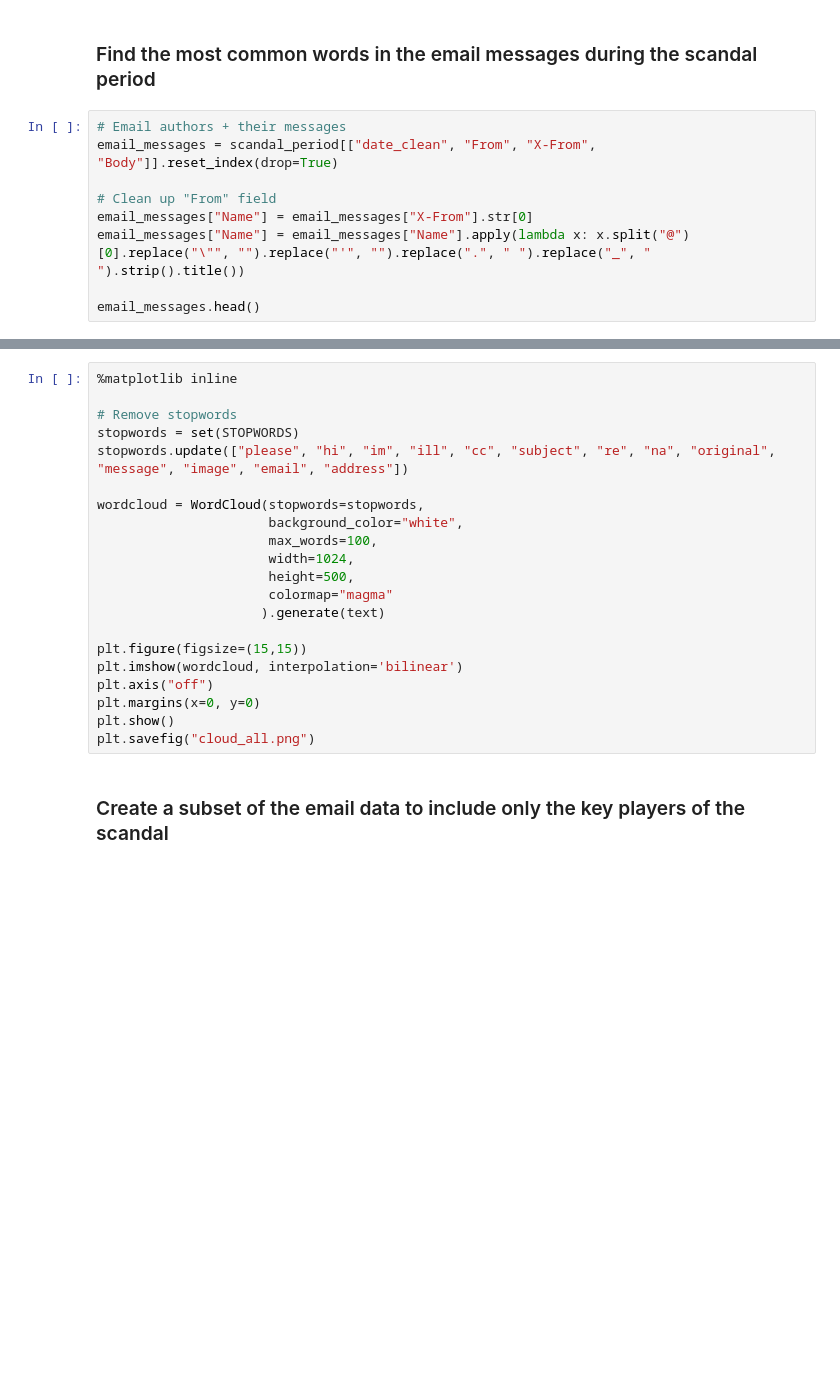
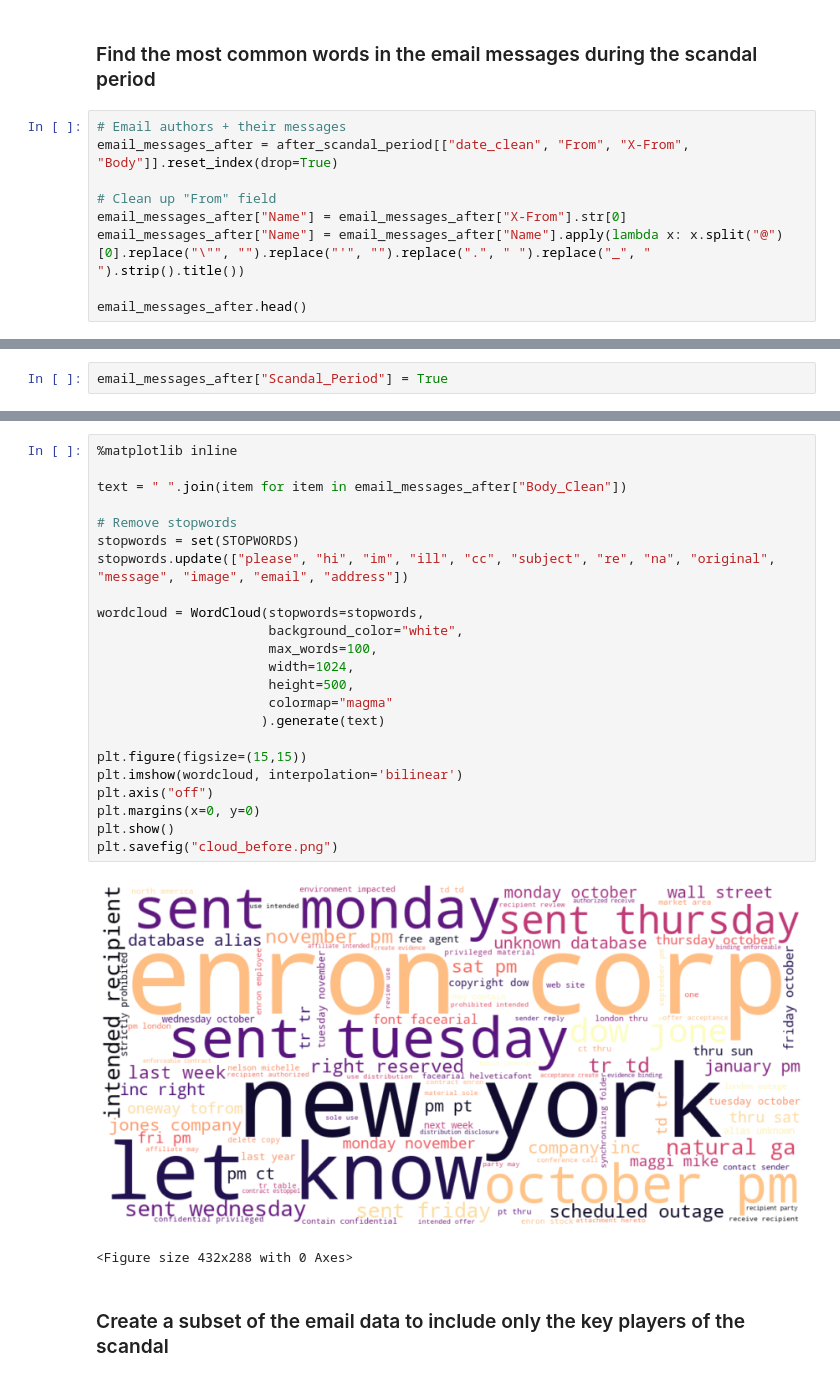
Before and after one commit to akikoiwamizu/enron-vizards, a Jupyter notebook: viz/altair/clouds-akiko.ipynb, the cells around one changed output, grey strips where cells are left out. Saved outputs shown, nothing was run; the diff lists cells and outputs as text; blank space fills up the shorter version.

```diff
--- a/viz/altair/clouds-akiko.ipynb
+++ b/viz/altair/clouds-akiko.ipynb
@@ -125,10 +169,10 @@ len(scandal_period)
 ### Find the most common words in the email messages during the scandal period
 # %%
 # Email authors + their messages
-email_messages = scandal_period[["date_clean", "From", "X-From", "Body"]].reset_index(drop=True)
+email_messages_after = after_scandal_period[["date_clean", "From", "X-From", "Body"]].reset_index(drop=True)
 
 # Clean up "From" field
-email_messages["Name"] = email_messages["X-From"].str[0]
-email_messages["Name"] = email_messages["Name"].apply(lambda x: x.split("@")[0].replace("\"", "").replace("'", "").replace(".", " ").replace("_", " ").strip().title())
+email_messages_after["Name"] = email_messages_after["X-From"].str[0]
+email_messages_after["Name"] = email_messages_after["Name"].apply(lambda x: x.split("@")[0].replace("\"", "").replace("'", "").replace(".", " ").replace("_", " ").strip().title())
 
-email_messages.head()
+email_messages_after.head()
@@ -194,0 +257,2 @@ email_messages.to_csv('scandal_period2.zip', index=False, compression=compressio
+# %%
+email_messages_after["Scandal_Period"] = True
@@ -195,23 +336,28 @@ email_messages.to_csv('scandal_period2.zip', index=False, compression=compressio
 # %%
 %matplotlib inline
+
+text = " ".join(item for item in email_messages_after["Body_Clean"])
 
 # Remove stopwords
 stopwords = set(STOPWORDS)
 stopwords.update(["please", "hi", "im", "ill", "cc", "subject", "re", "na", "original", "message", "image", "email", "address"])
 
 wordcloud = WordCloud(stopwords=stopwords,
                       background_color="white",
                       max_words=100,
                       width=1024,
                       height=500,
                       colormap="magma"
                      ).generate(text)
 
 plt.figure(figsize=(15,15))
 plt.imshow(wordcloud, interpolation='bilinear')
 plt.axis("off")
 plt.margins(x=0, y=0)
 plt.show()
-plt.savefig("cloud_all.png")
+plt.savefig("cloud_before.png")
+# %% [output]
+[figure, added]
+<Figure size 432x288 with 0 Axes>
 # %% [markdown]
 ### Create a subset of the email data to include only the key players of the scandal
```
Also changed, not shown: parts of 48 cells of this notebook.
